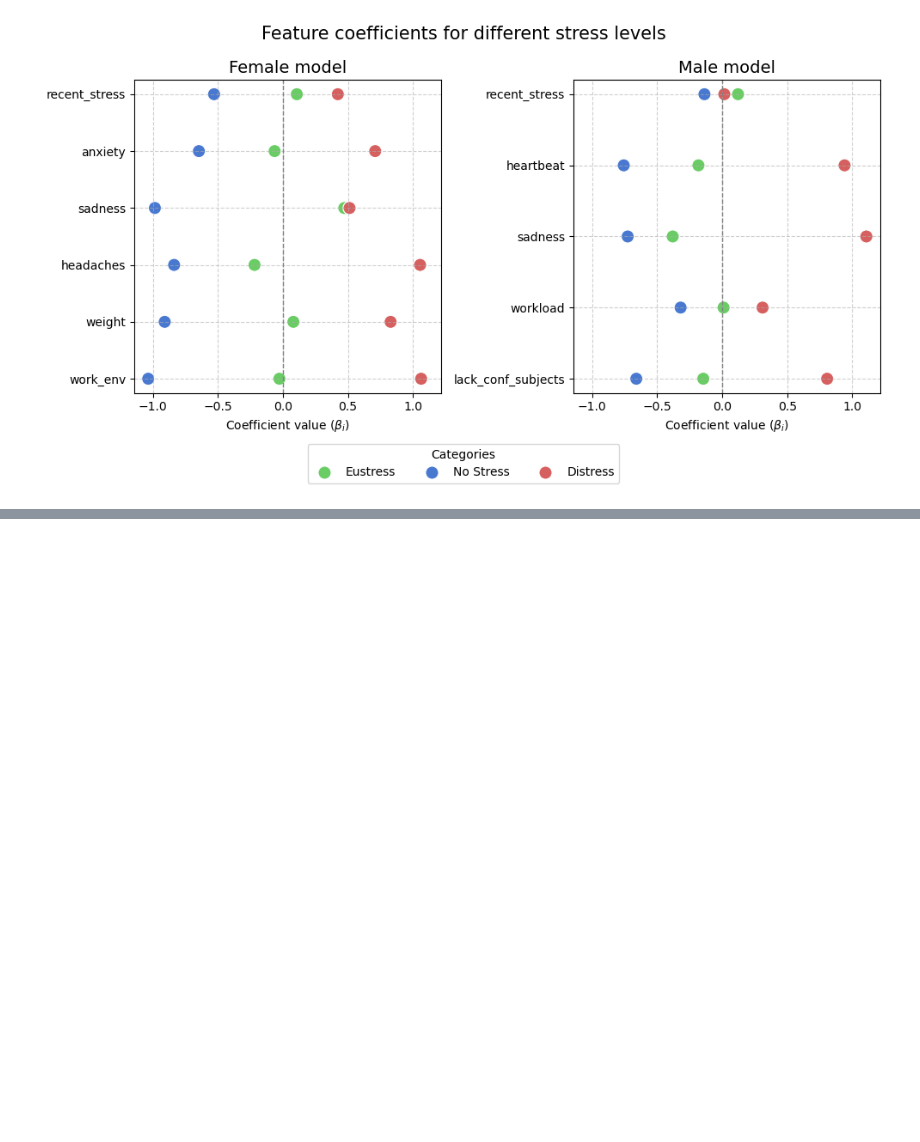
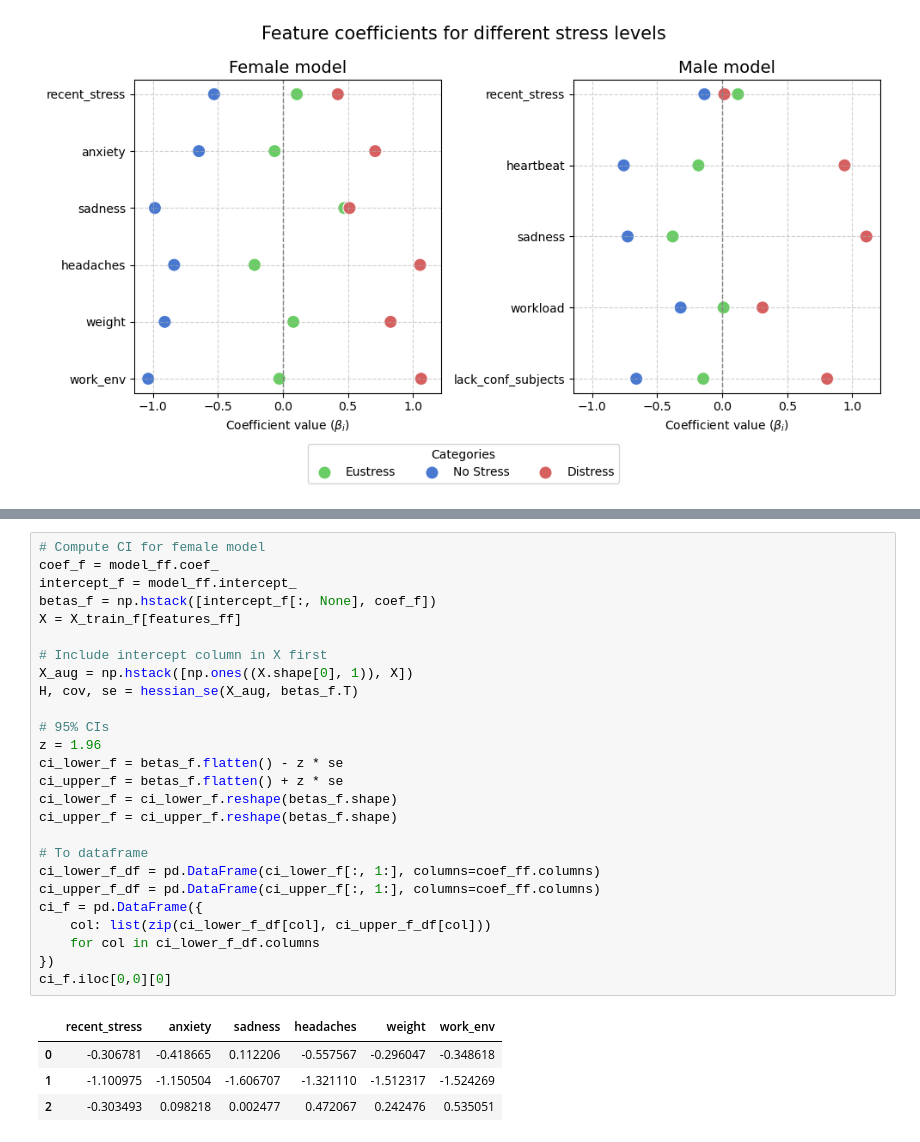
Before and after one commit to hannariss/BERN02_project, a Jupyter notebook: multinomial_regression.ipynb, the cells around one changed output, grey strips where cells are left out. Cells and saved outputs as stored; diff of their text form; blank space fills up the shorter version.

```diff
--- a/multinomial_regression.ipynb
+++ b/multinomial_regression.ipynb
@@ -359,0 +418,31 @@ plt.show()
+# %%
+# Compute CI for female model
+coef_f = model_ff.coef_
+intercept_f = model_ff.intercept_
+betas_f = np.hstack([intercept_f[:, None], coef_f])
+X = X_train_f[features_ff]
+
+# Include intercept column in X first
+X_aug = np.hstack([np.ones((X.shape[0], 1)), X])
+H, cov, se = hessian_se(X_aug, betas_f.T)
+
+# 95% CIs
+z = 1.96
+ci_lower_f = betas_f.flatten() - z * se
+ci_upper_f = betas_f.flatten() + z * se
+ci_lower_f = ci_lower_f.reshape(betas_f.shape)
+ci_upper_f = ci_upper_f.reshape(betas_f.shape)
+
+# To dataframe
+ci_lower_f_df = pd.DataFrame(ci_lower_f[:, 1:], columns=coef_ff.columns)
+ci_upper_f_df = pd.DataFrame(ci_upper_f[:, 1:], columns=coef_ff.columns)
+ci_f = pd.DataFrame({
+    col: list(zip(ci_lower_f_df[col], ci_upper_f_df[col]))
+    for col in ci_lower_f_df.columns
+})
+ci_f.iloc[0,0][0]
+# %% [output]
+|  | recent_stress | anxiety | sadness | headaches | weight | work_env |
+| 0 | -0.306781 | -0.418665 | 0.112206 | -0.557567 | -0.296047 | -0.348618 |
+| 1 | -1.100975 | -1.150504 | -1.606707 | -1.321110 | -1.512317 | -1.524269 |
+| 2 | -0.303493 | 0.098218 | 0.002477 | 0.472067 | 0.242476 | 0.535051 |
```
Also changed, not shown: parts of 7 cells of this notebook.
